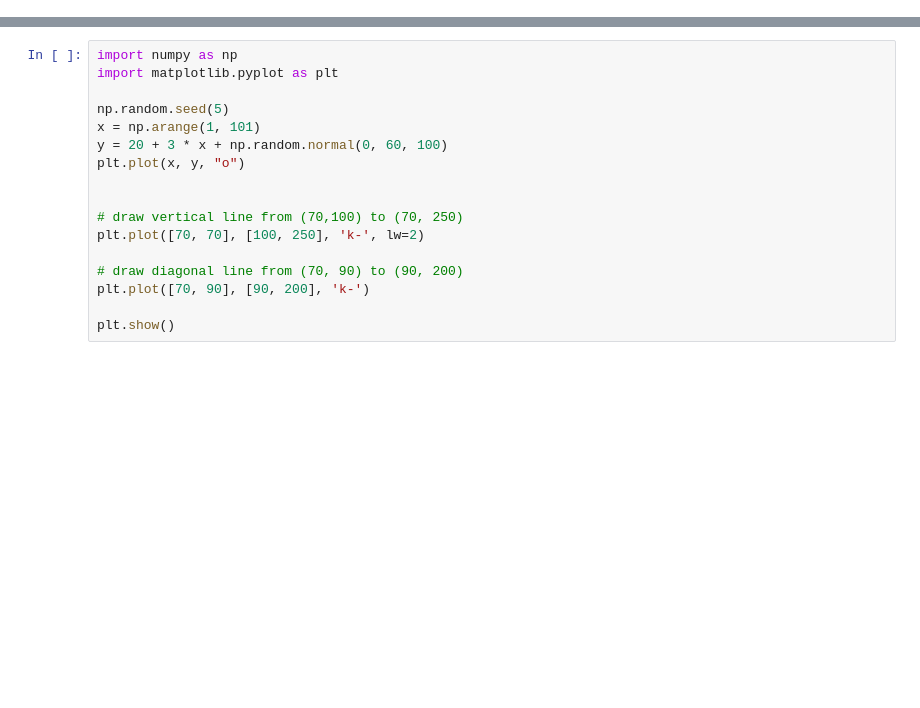
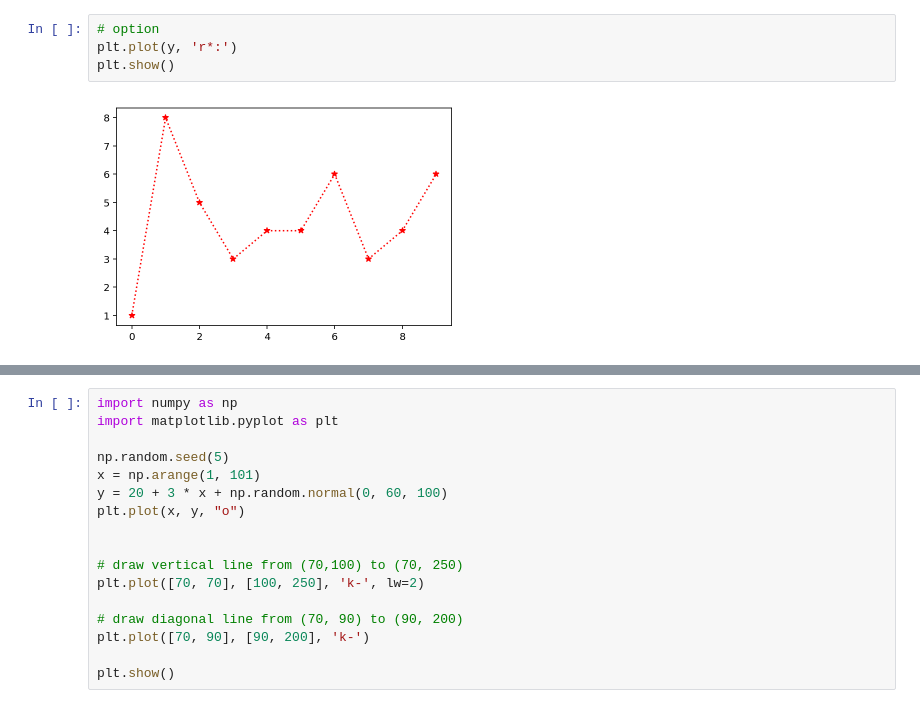
Before and after one commit to minus31/TID, a Jupyter notebook: DataScience/Data_Visualization.ipynb, the cells around one changed output, grey strips where cells are left out. Cells and saved outputs as stored; diff of their text form; blank space fills up the shorter version.

```diff
--- a/DataScience/Data_Visualization.ipynb
+++ b/DataScience/Data_Visualization.ipynb
@@ -5,0 +41,6 @@ np.random.seed(sum(map(ord, "palettes")))
+# %%
+# option
+plt.plot(y, 'r*:')
+plt.show()
+# %% [output]
+[figure, added]
```
Also changed, not shown: parts of 93 cells of this notebook.
